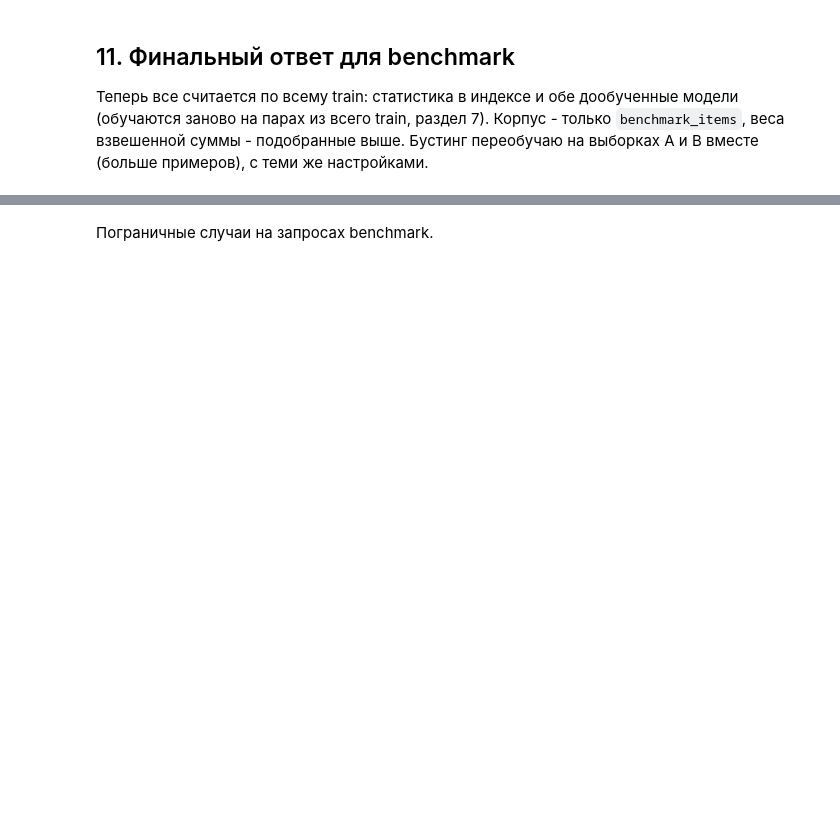
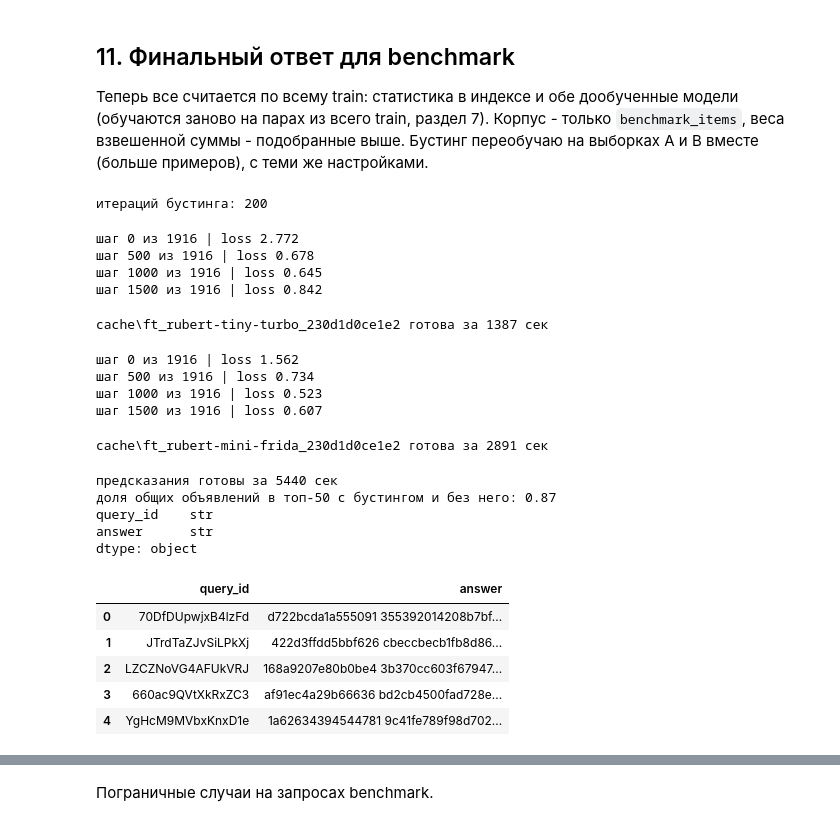
Before and after one commit to Smolyaninoff/avito-candidate-search, a Jupyter notebook: solution.ipynb, the cells around one changed output, grey strips where cells are left out. Drawn from its saved outputs; the diff is of its cells as text; code cells hidden in the pictures; blank space fills up the shorter version.

```diff
--- a/solution.ipynb
+++ b/solution.ipynb
@@ -851,16 +1046,21 @@ print('Recall@50 на B, подобранные веса:', round(recall_at_50(p
 # %%
 RERANK_K = 150
 GAP_SIGNALS = ['bm_full', 'bm_title', 'exp', 'emb', 'emb_ft', 'emb_frida', 'lin']
+PLACE_SIGNALS = ['bm_full', 'bm_title', 'exp', 'emb', 'emb_ft', 'emb_frida', 'mc', 'dist', 'loc']
 RERANK_FEATURES = (['bm_full', 'bm_title', 'exp', 'emb', 'emb_ft', 'emb_frida', 'log_mc', 'nl', 'log_loc', 'log_dist', 'flt', 'cat',
-                    'n_words', 'has_filters', 'city_share', 'lin', 'rank'] + [name + '_gap' for name in GAP_SIGNALS])
+                    'n_words', 'has_filters', 'city_share', 'n_same_loc', 'lin', 'rank'] + [name + '_gap' for name in GAP_SIGNALS]
+                   + [name + '_place' for name in PLACE_SIGNALS])
 
 
 def rerank_table(index, qdf, w):
     _, cand = run(index, qdf, {}, pool_weights=[w], pool_size=RERANK_K)
     cand['lin'] = combine({name: cand[name].values for name in SIGNALS}, w)
-    cand['rank'] = cand.groupby('q')['lin'].rank(ascending=False, method='first')
+    cand['rank'] = cand.groupby('q')['lin'].rank(ascending=False, method='average')
     for name in GAP_SIGNALS:
         cand[name + '_gap'] = cand[name] - cand.groupby('q')[name].transform('max')
+    for name in PLACE_SIGNALS:
+        cand[name + '_place'] = cand.groupby('q')[name].rank(ascending=(name == 'dist'), method='average')
+    cand['n_same_loc'] = (cand['loc'] >= 0.5).groupby(cand['q']).transform('sum')
     cand['log_loc'] = np.log(cand['loc'] + 3e-5)
     cand['log_dist'] = np.log1p(cand['dist'])
     cand['log_mc'] = np.log(cand['mc'] + 1e-4)
@@ -879,8 +1079,8 @@ def top50_by(cand, column, n_queries):
 
 
 def make_reranker():
-    return HistGradientBoostingClassifier(max_iter=300, learning_rate=0.05, max_leaf_nodes=15, min_samples_leaf=200,
-                                          l2_regularization=1.0, random_state=SEED)
+    return HistGradientBoostingClassifier(max_iter=200, learning_rate=0.05, max_leaf_nodes=15, min_samples_leaf=200,
+                                          l2_regularization=1.0, early_stopping=False, random_state=SEED)
 
 
 t = time.time()
@@ -972,33 +1234,56 @@ t = time.time()
 final_reranker = make_reranker()
 final_reranker.fit(val_cand[RERANK_FEATURES], val_cand['rel'])
 print('итераций бустинга:', final_reranker.n_iter_)
 
 final_ft_model, final_ft_name = get_fine_tuned(EMB_MODEL_NAME, full_pairs, full_batches)
 final_frida_model, final_frida_name = get_fine_tuned(FRIDA_MODEL_NAME, full_pairs, full_batches, FRIDA_QUERY_PROMPT, FRIDA_DOC_PROMPT)
 bench_corpus = all_corpus.iloc[:n_bench_items].reset_index(drop=True)
 assert (val_corpus['item_id'].iloc[:n_bench_items].values == bench_corpus['item_id'].values).all()
 bench_texts = ft_texts[:n_bench_items]
 final_embeddings = {
     'emb': (query_emb, item_emb[:n_bench_items]),
     'emb_ft': (encode(final_ft_model, all_query_texts, final_ft_name + '_queries', 32), encode(final_ft_model, bench_texts, final_ft_name + '_items', 48)),
     'emb_frida': (encode(final_frida_model, [FRIDA_QUERY_PROMPT + x for x in all_query_texts], final_frida_name + '_queries', 32),
                   encode(final_frida_model, [FRIDA_DOC_PROMPT + x for x in bench_texts], final_frida_name + '_items', 48)),
 }
 final_index = build_index(train, bench_corpus, final_embeddings)
 bench_cand = rerank_table(final_index, queries, best_w)
 bench_cand['prob'] = final_reranker.predict_proba(bench_cand[RERANK_FEATURES])[:, 1]
 predictions = top50_by(bench_cand, 'prob', len(queries))
 linear_predictions = top50_by(bench_cand, 'lin', len(queries))
 print('предсказания готовы за', round(time.time() - t), 'сек')
 same_share = np.mean([len(set(a) & set(b)) / 50 for a, b in zip(predictions, linear_predictions)])
 print('доля общих объявлений в топ-50 с бустингом и без него:', round(same_share, 3))
 
 answer = pd.DataFrame({
     'query_id': queries['query_id'].values,
     'answer': [' '.join(top50) for top50 in predictions],
 })
 print(answer.dtypes)
-answer.to_csv('answer.csv', index=False)
+answer.to_csv('answer.csv', index=False, lineterminator='\n')
 answer.head()
+# %% [output]
+итераций бустинга: 200
+шаг 0 из 1916 | loss 2.772
+шаг 500 из 1916 | loss 0.678
+шаг 1000 из 1916 | loss 0.645
+шаг 1500 из 1916 | loss 0.842
+cache\ft_rubert-tiny-turbo_230d1d0ce1e2 готова за 1387 сек
+шаг 0 из 1916 | loss 1.562
+шаг 500 из 1916 | loss 0.734
+шаг 1000 из 1916 | loss 0.523
+шаг 1500 из 1916 | loss 0.607
+cache\ft_rubert-mini-frida_230d1d0ce1e2 готова за 2891 сек
+предсказания готовы за 5440 сек
+доля общих объявлений в топ-50 с бустингом и без него: 0.87
+query_id    str
+answer      str
+dtype: object
+|  | query_id | answer |
+| 0 | 70DfDUpwjxB4lzFd | d722bcda1a555091 355392014208b7bf... |
+| 1 | JTrdTaZJvSiLPkXj | 422d3ffdd5bbf626 cbeccbecb1fb8d86... |
+| 2 | LZCZNoVG4AFUkVRJ | 168a9207e80b0be4 3b370cc603f67947... |
+| 3 | 660ac9QVtXkRxZC3 | af91ec4a29b66636 bd2cb4500fad728e... |
+| 4 | YgHcM9MVbxKnxD1e | 1a62634394544781 9c41fe789f98d702... |
 # %% [markdown]
 ## 12. Проверки ответа (чек-лист)
```
Also changed, not shown: parts of 41 cells of this notebook, 3 other files.
